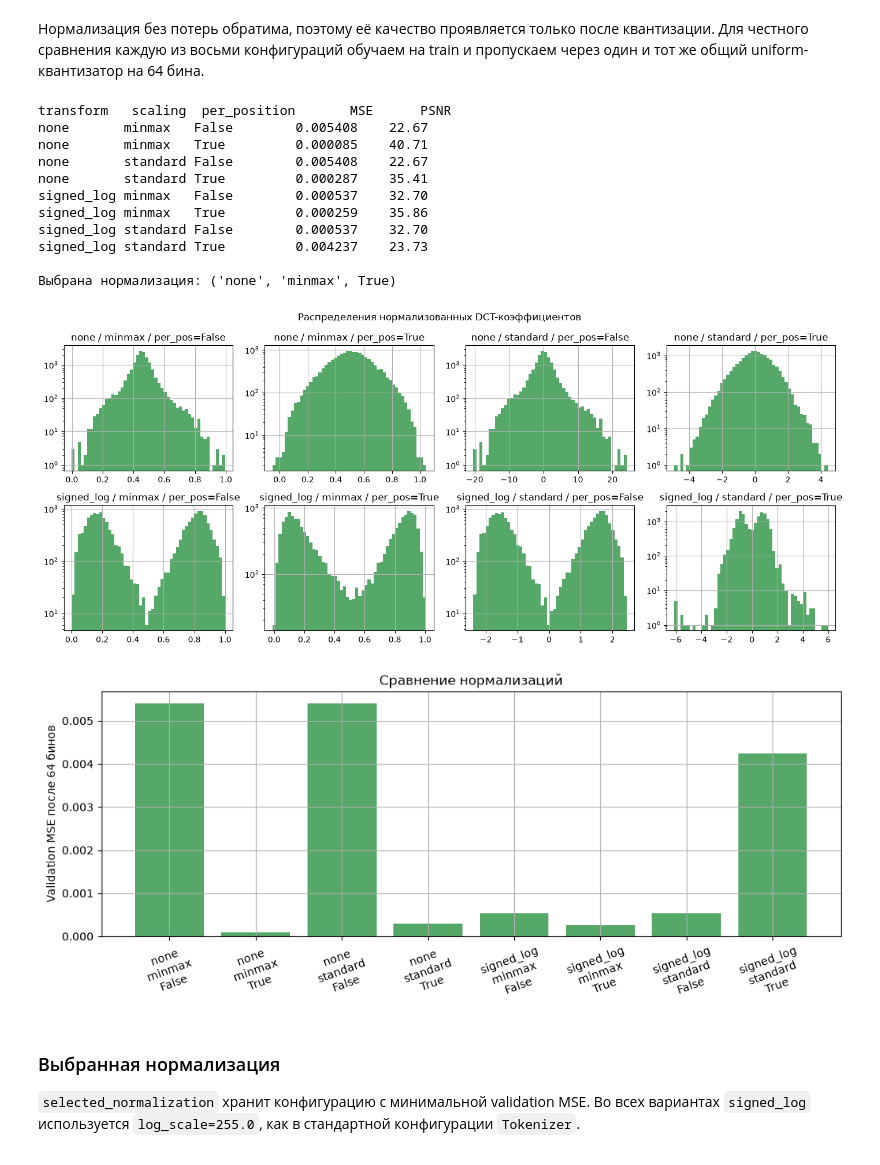
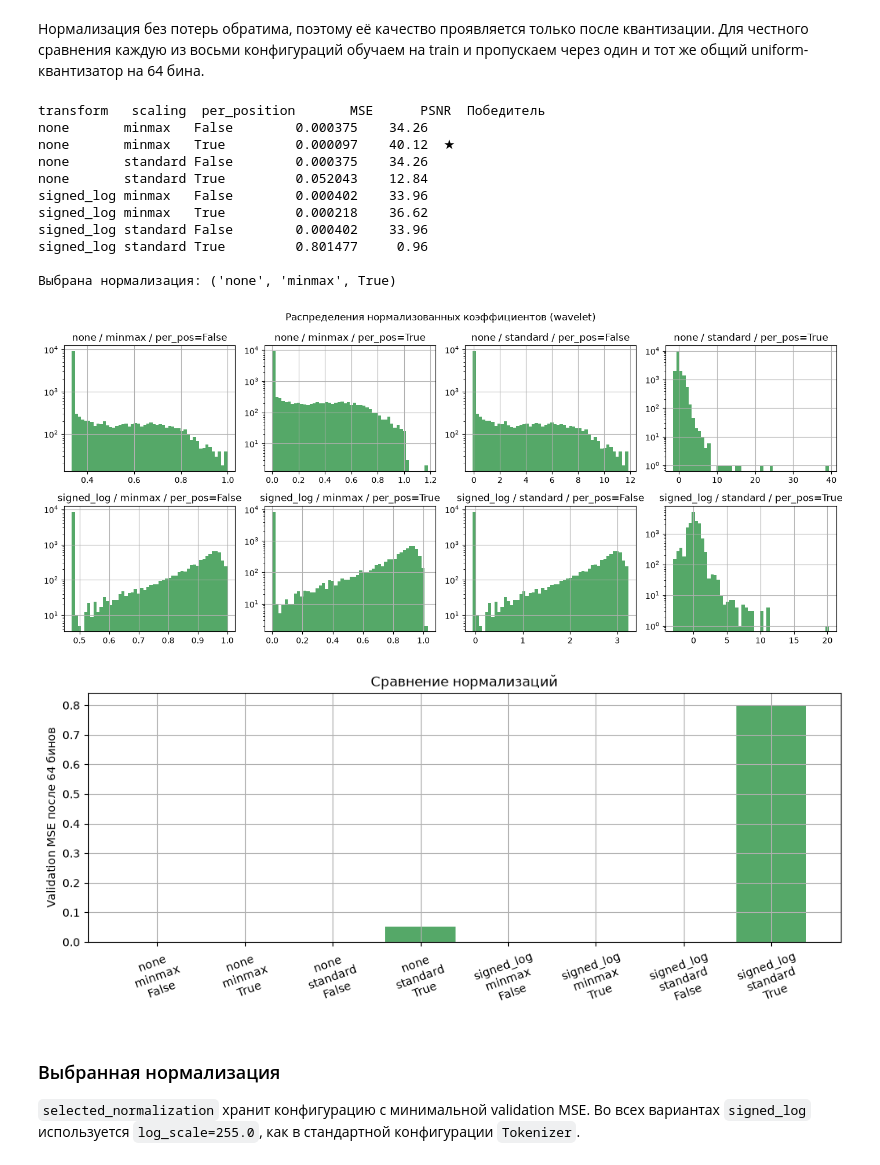
Before and after one commit to 1nnokent/Avtoregressionnaya_istoriya, a Jupyter notebook: notebooks/mnist_pipeline_demo.executed.ipynb, the cells around one changed output. Saved outputs shown, nothing was run; the diff lists cells and outputs as text; code cells hidden in the pictures.

Commit message:
feat: propagate MNIST pipeline winners

```diff
--- a/notebooks/mnist_pipeline_demo.executed.ipynb
+++ b/notebooks/mnist_pipeline_demo.executed.ipynb
@@ -100,7 +100,15 @@ for name in DECOMPOSITIONS:
         "examples": examples,
     }
 
-print("Разложение      full MSE       MSE при 25%")
+decomposition_winner = min(
+    DECOMPOSITIONS,
+    key=lambda name: decomposition_results[name]["mse_by_fraction"][0.25],
+)
+print("Разложение      full MSE       MSE при 25%  Победитель")
 for name, result in decomposition_results.items():
-    print(f"{name:12s} {result['full_mse']:12.3e} {result['mse_by_fraction'][0.25]:14.6f}")
+    winner = "★" if name == decomposition_winner else ""
+    print(
+        f"{name:12s} {result['full_mse']:12.3e} "
+        f"{result['mse_by_fraction'][0.25]:14.6f}  {winner}"
+    )
 # %% [output]
@@ -150,7 +158,12 @@ plt.show()
 # %%
-SELECTED_DECOMPOSITION = "dct"
-selected_decomposition = get_decomposition(SELECTED_DECOMPOSITION)
+SELECTED_DECOMPOSITION = decomposition_winner
+selected_decomposition_params = (
+    {"block_size": 7} if SELECTED_DECOMPOSITION == "block_dct" else {}
+)
+selected_decomposition = get_decomposition(
+    SELECTED_DECOMPOSITION, **selected_decomposition_params
+)
 train_coeffs = selected_decomposition.forward(train_images)
 val_coeffs = selected_decomposition.forward(val_images)
-print(f"Зафиксировано разложение: {SELECTED_DECOMPOSITION}")
+print(f"Разложение-победитель: {SELECTED_DECOMPOSITION}")
 # %% [output]
@@ -182,8 +195,9 @@ for name in ORDERINGS:
     }
 
 selected_ordering = min(ORDERINGS, key=lambda name: ordering_results[name]["mse_by_fraction"][0.25])
-print("Порядок       MSE при 25%")
+print("Порядок       MSE при 25%  Победитель")
 for name, result in ordering_results.items():
-    print(f"{name:10s} {result['mse_by_fraction'][0.25]:12.6f}")
+    winner = "★" if name == selected_ordering else ""
+    print(f"{name:10s} {result['mse_by_fraction'][0.25]:12.6f}  {winner}")
 print(f"\nВыбранный порядок: {selected_ordering}")
 # %% [output]
@@ -265,43 +279,49 @@ selected_normalization = {
     "key": best_normalization_key,
     "config": normalization_results[best_normalization_key]["config"],
 }
-print("transform   scaling  per_position       MSE      PSNR")
+print("transform   scaling  per_position       MSE      PSNR  Победитель")
 for key, result in normalization_results.items():
-    print(f"{key[0]:10s} {key[1]:8s} {str(key[2]):12s} {result['mse']:.6f} {result['psnr']:8.2f}")
+    winner = "★" if key == best_normalization_key else ""
+    print(
+        f"{key[0]:10s} {key[1]:8s} {str(key[2]):12s} "
+        f"{result['mse']:.6f} {result['psnr']:8.2f}  {winner}"
+    )
 print(f"\nВыбрана нормализация: {best_normalization_key}")
 # %% [output]
-transform   scaling  per_position       MSE      PSNR
-none       minmax   False        0.005408    22.67
-none       minmax   True         0.000085    40.71
-none       standard False        0.005408    22.67
-none       standard True         0.000287    35.41
-signed_log minmax   False        0.000537    32.70
-signed_log minmax   True         0.000259    35.86
-signed_log standard False        0.000537    32.70
-signed_log standard True         0.004237    23.73
+transform   scaling  per_position       MSE      PSNR  Победитель
+none       minmax   False        0.000375    34.26
+none       minmax   True         0.000097    40.12  ★
+none       standard False        0.000375    34.26
+none       standard True         0.052043    12.84
+signed_log minmax   False        0.000402    33.96
+signed_log minmax   True         0.000218    36.62
+signed_log standard False        0.000402    33.96
+signed_log standard True         0.801477     0.96
 
 Выбрана нормализация: ('none', 'minmax', True)
 # %%
 fig, axes = plt.subplots(2, 4, figsize=(14, 6))
 for ax, (key, result) in zip(axes.flat, normalization_results.items()):
     ax.hist(result["sample"], bins=50, color="#55a868")
     ax.set_title(f"{key[0]} / {key[1]} / per_pos={key[2]}")
     ax.set_yscale("log")
-fig.suptitle("Распределения нормализованных DCT-коэффициентов")
+fig.suptitle(
+    f"Распределения нормализованных коэффициентов ({SELECTED_DECOMPOSITION})"
+)
 plt.tight_layout()
 plt.show()
 
 labels = [f"{key[0]}\n{key[1]}\n{key[2]}" for key in normalization_results]
 values = [result["mse"] for result in normalization_results.values()]
 plt.figure(figsize=(12, 4))
 plt.bar(labels, values, color="#55a868")
 plt.ylabel("Validation MSE после 64 бинов")
 plt.title("Сравнение нормализаций")
 plt.xticks(rotation=20)
 plt.show()
 # %% [output]
-[figure, old version]
+[figure, new version]
-[figure, old version]
+[figure, new version]
 # %% [markdown]
 ### Выбранная нормализация
 
```
Also changed, not shown: parts of 10 cells of this notebook, 4 other files.
